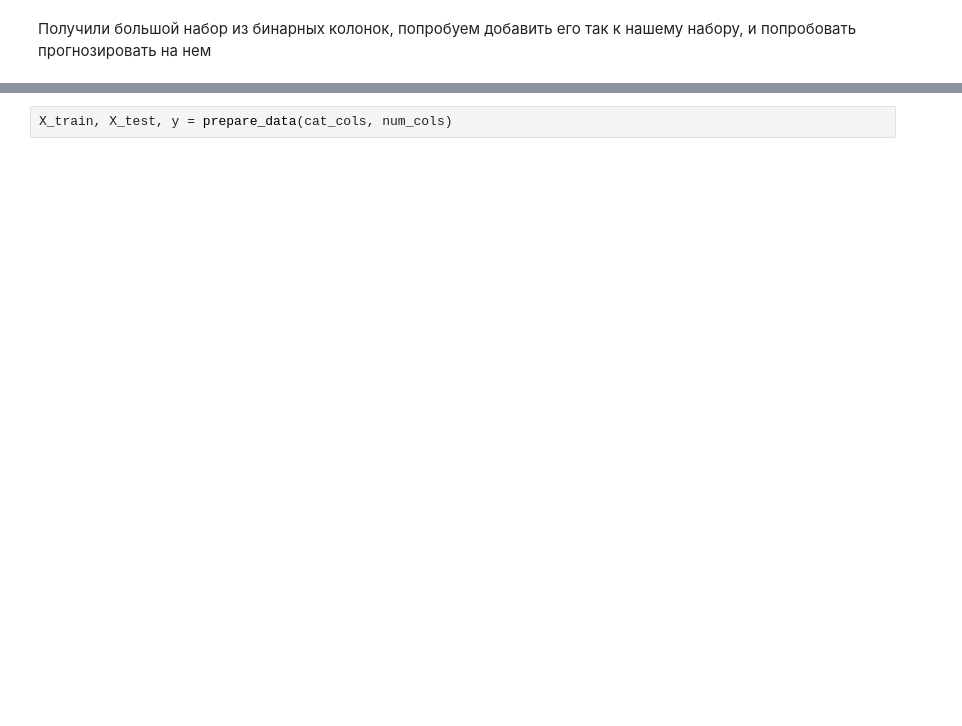
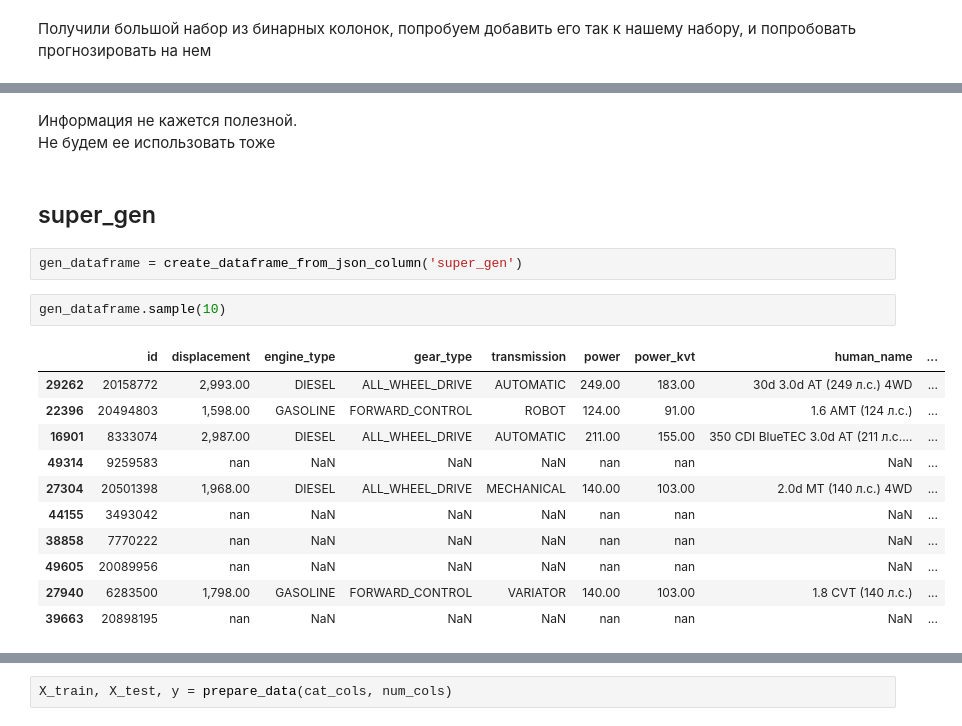
Before and after one commit to rzabolotin/skillfactory_DS, a Jupyter notebook: module_6_car_price_prediction/4.feature_enginering.ipynb, the cells around one changed output, grey strips where cells are left out. Saved outputs shown, nothing was run; the diff lists cells and outputs as text; blank space fills up the shorter version.

```diff
--- a/module_6_car_price_prediction/4.feature_enginering.ipynb
+++ b/module_6_car_price_prediction/4.feature_enginering.ipynb
@@ -947,0 +1251,21 @@ num_cols = ['productionDate', 'numberOfDoors',
+# %% [markdown]
+Информация не кажется полезной.
+Не будем ее использовать тоже
+# %% [markdown]
+## super_gen
+# %%
+gen_dataframe = create_dataframe_from_json_column('super_gen')
+# %%
+gen_dataframe.sample(10)
+# %% [output]
+|  | id | displacement | engine_type | gear_type | transmission | power | power_kvt | human_name | ... |
+| 29262 | 20158772 | 2,993.00 | DIESEL | ALL_WHEEL_DRIVE | AUTOMATIC | 249.00 | 183.00 | 30d 3.0d AT (249 л.с.) 4WD | ... |
+| 22396 | 20494803 | 1,598.00 | GASOLINE | FORWARD_CONTROL | ROBOT | 124.00 | 91.00 | 1.6 AMT (124 л.с.) | ... |
+| 16901 | 8333074 | 2,987.00 | DIESEL | ALL_WHEEL_DRIVE | AUTOMATIC | 211.00 | 155.00 | 350 CDI BlueTEC 3.0d AT (211 л.с.... | ... |
+| 49314 | 9259583 | nan | NaN | NaN | NaN | nan | nan | NaN | ... |
+| 27304 | 20501398 | 1,968.00 | DIESEL | ALL_WHEEL_DRIVE | MECHANICAL | 140.00 | 103.00 | 2.0d MT (140 л.с.) 4WD | ... |
+| 44155 | 3493042 | nan | NaN | NaN | NaN | nan | nan | NaN | ... |
+| 38858 | 7770222 | nan | NaN | NaN | NaN | nan | nan | NaN | ... |
+| 49605 | 20089956 | nan | NaN | NaN | NaN | nan | nan | NaN | ... |
+| 27940 | 6283500 | 1,798.00 | GASOLINE | FORWARD_CONTROL | VARIATOR | 140.00 | 103.00 | 1.8 CVT (140 л.с.) | ... |
+| 39663 | 20898195 | nan | NaN | NaN | NaN | nan | nan | NaN | ... |
```
Also changed, not shown: parts of 256 cells of this notebook, 2 other files.
